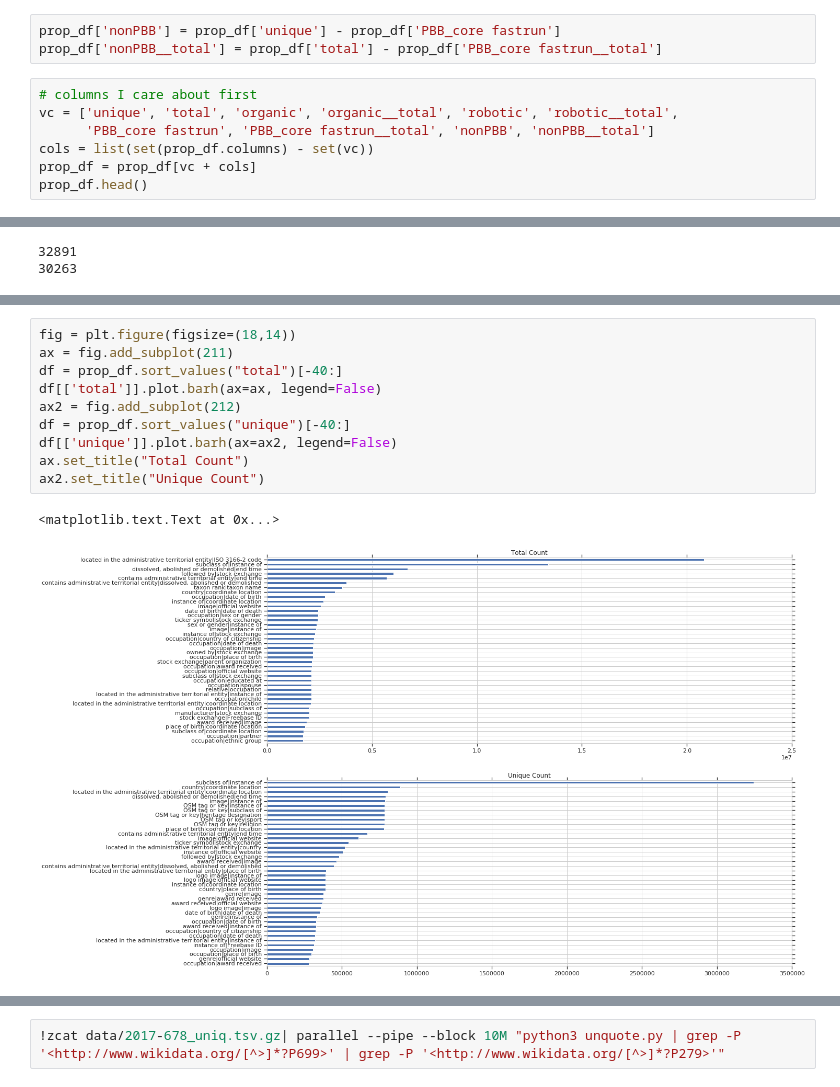
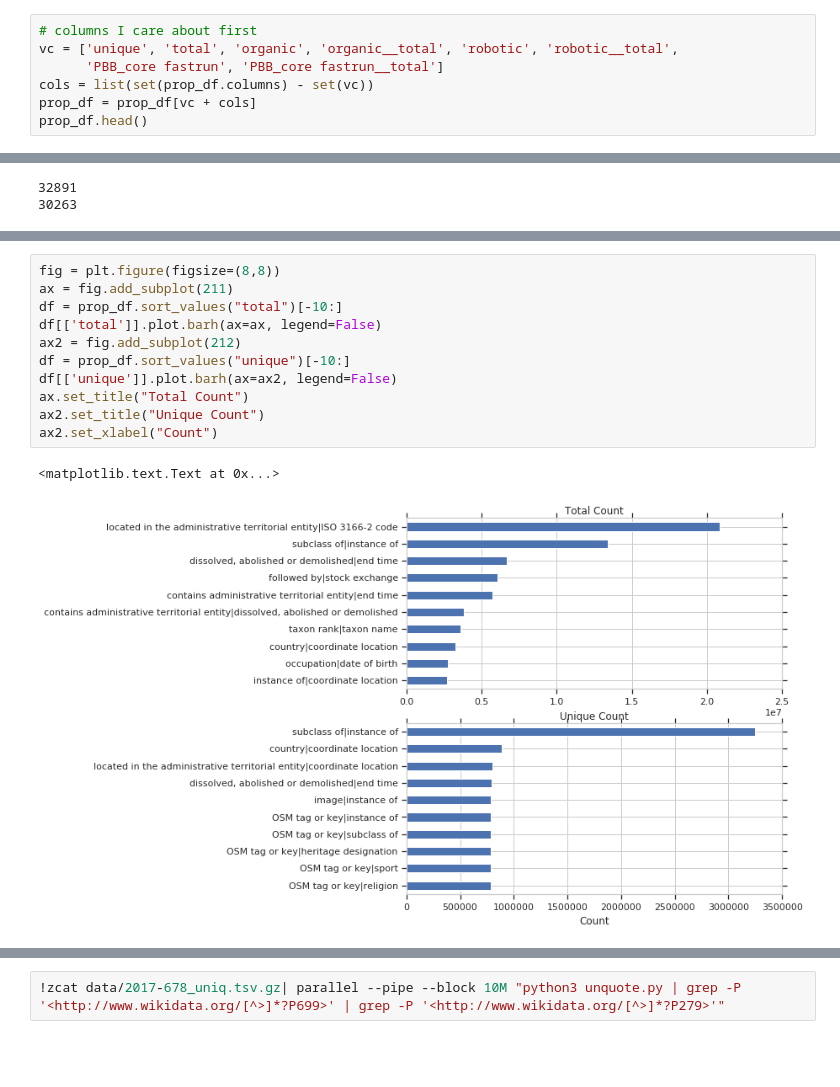
Before and after one commit to stuppie/wikidata-sparql-query-log-analysis, a Jupyter notebook: prop_2count.ipynb, the cells around one changed output, grey strips where cells are left out. Saved outputs shown, nothing was run; the diff lists cells and outputs as text; blank space fills up the shorter version.

```diff
--- a/prop_2count.ipynb
+++ b/prop_2count.ipynb
@@ -23,13 +31,10 @@ prop_df.head()
 | P1282|P1282 | 1176182 | 1940495 | 10 | 1176136 | 36 | 12 | 1940357 | ... |
 | P17|P625 | 888474 | 3230980 | 10385 | 877894 | 195 | 25783 | 3201524 | ... |
 5 rows × 108 columns
-# %%
-prop_df['nonPBB'] = prop_df['unique'] - prop_df['PBB_core fastrun']
-prop_df['nonPBB__total'] = prop_df['total'] - prop_df['PBB_core fastrun__total']
 # %%
 # columns I care about first
 vc = ['unique', 'total', 'organic', 'organic__total', 'robotic', 'robotic__total',
-      'PBB_core fastrun', 'PBB_core fastrun__total', 'nonPBB', 'nonPBB__total']
+      'PBB_core fastrun', 'PBB_core fastrun__total']
 cols = list(set(prop_df.columns) - set(vc))
 prop_df = prop_df[vc + cols]
 prop_df.head()
@@ -82,14 +79,15 @@ Populating the interactive namespace from numpy and matplotlib
 # %%
-fig = plt.figure(figsize=(18,14))
+fig = plt.figure(figsize=(8,8))
 ax = fig.add_subplot(211)
-df = prop_df.sort_values("total")[-40:]
+df = prop_df.sort_values("total")[-10:]
 df[['total']].plot.barh(ax=ax, legend=False)
 ax2 = fig.add_subplot(212)
-df = prop_df.sort_values("unique")[-40:]
+df = prop_df.sort_values("unique")[-10:]
 df[['unique']].plot.barh(ax=ax2, legend=False)
 ax.set_title("Total Count")
 ax2.set_title("Unique Count")
+ax2.set_xlabel("Count")
 # %% [output]
 <matplotlib.text.Text at 0x...>
-[figure, old version]
+[figure, new version]
 # %%
```
Also changed, not shown: parts of 10 cells of this notebook, 1 other file.
